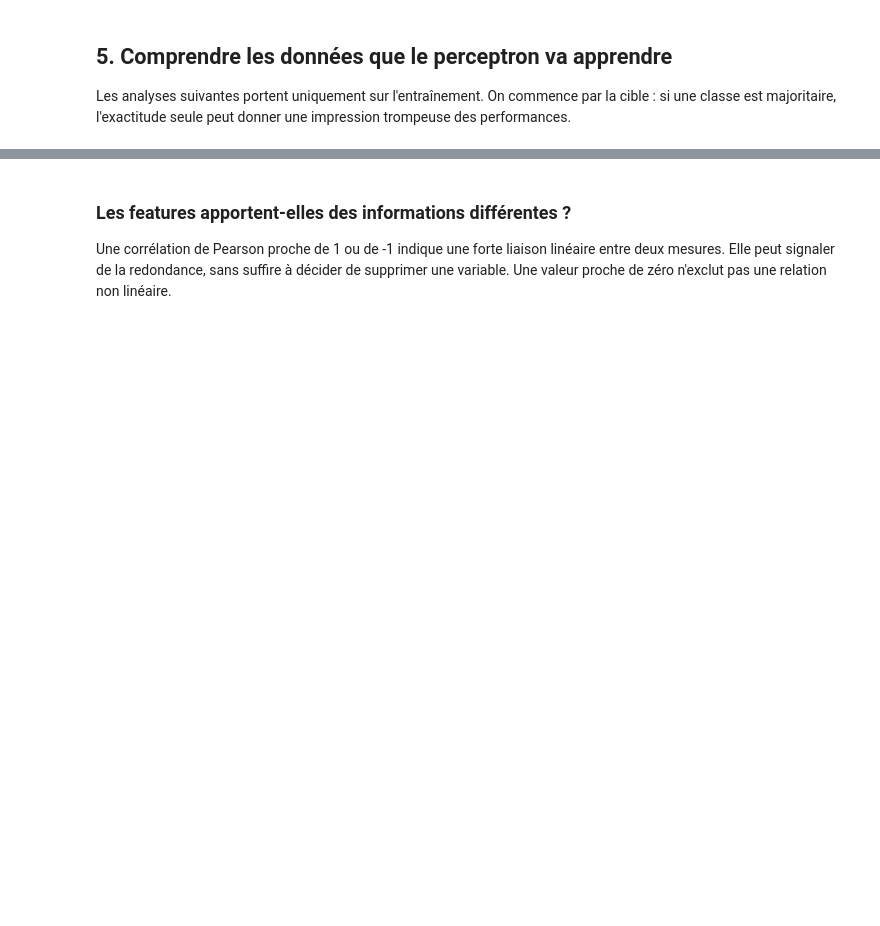
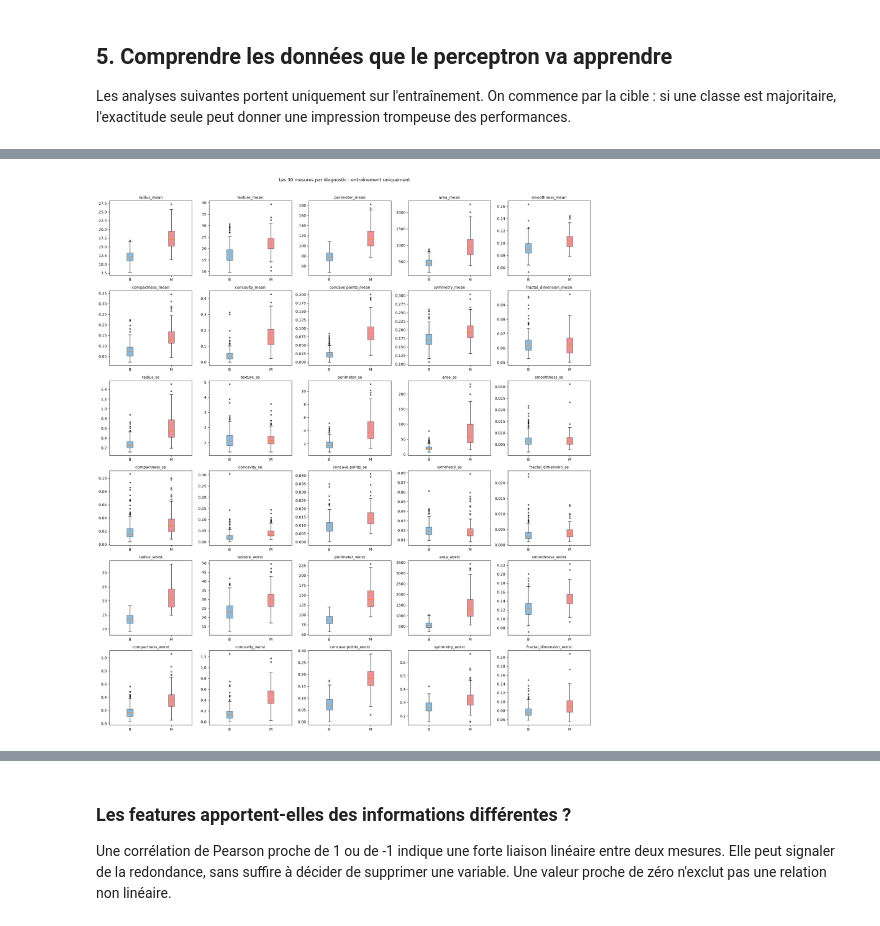
Before and after one commit to kylliann-larcher/building-perceptron, a Jupyter notebook: analyse_exploratoire.ipynb, the cells around one changed output, grey strips where cells are left out. Cells and saved outputs as stored; diff of their text form; code cells hidden in the pictures; blank space fills up the shorter version.

```diff
--- a/analyse_exploratoire.ipynb
+++ b/analyse_exploratoire.ipynb
@@ -134,0 +250,15 @@ plt.show()
+# %%
+fig, axes = plt.subplots(6, 5, figsize=(19, 21))
+for ax, variable in zip(axes.flat, noms_features):
+    valeurs_classes = [train.loc[y_train == classe, variable] for classe in [0, 1]]
+    boites = ax.boxplot(valeurs_classes, patch_artist=True, flierprops={'markersize': 3})
+    for boite, couleur in zip(boites['boxes'], ['tab:blue', 'tab:red']):
+        boite.set_facecolor(couleur)
+        boite.set_alpha(0.5)
+    ax.set_xticks([1, 2], ['B', 'M'])
+    ax.set_title(variable, fontsize=10)
+fig.suptitle("Les 30 mesures par diagnostic : entraînement uniquement", y=1.01)
+plt.tight_layout()
+plt.show()
+# %% [output]
+[figure, added]
```
Also changed, not shown: parts of 44 cells of this notebook, 1 other file.
